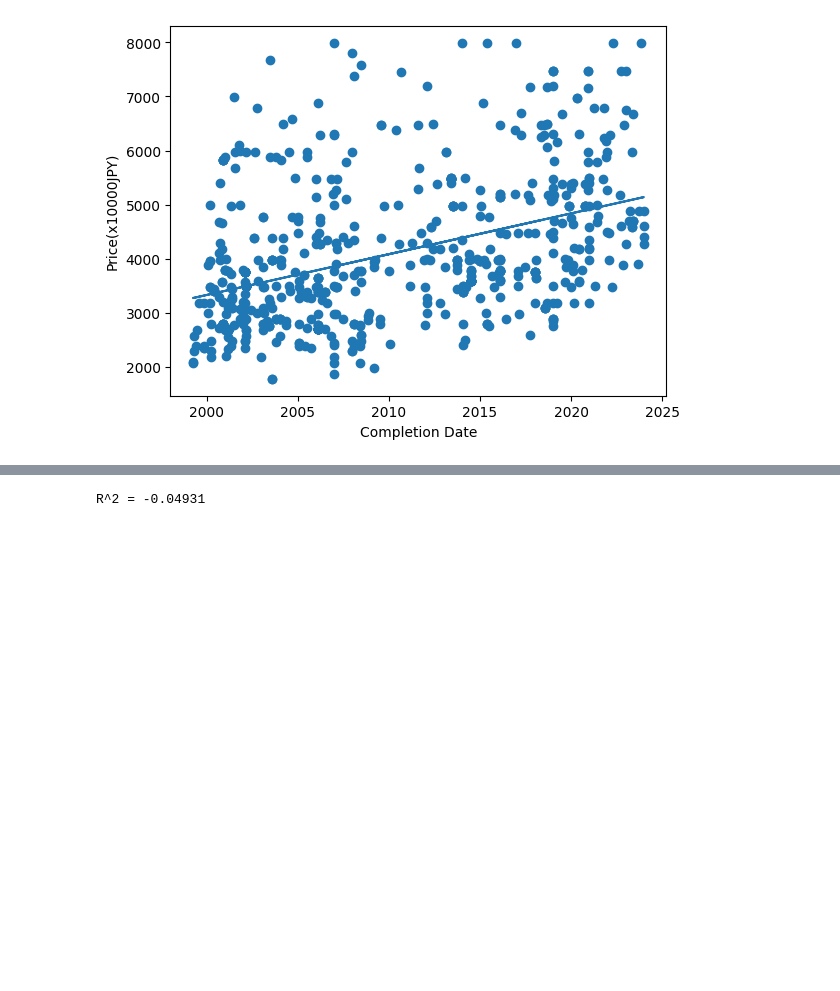
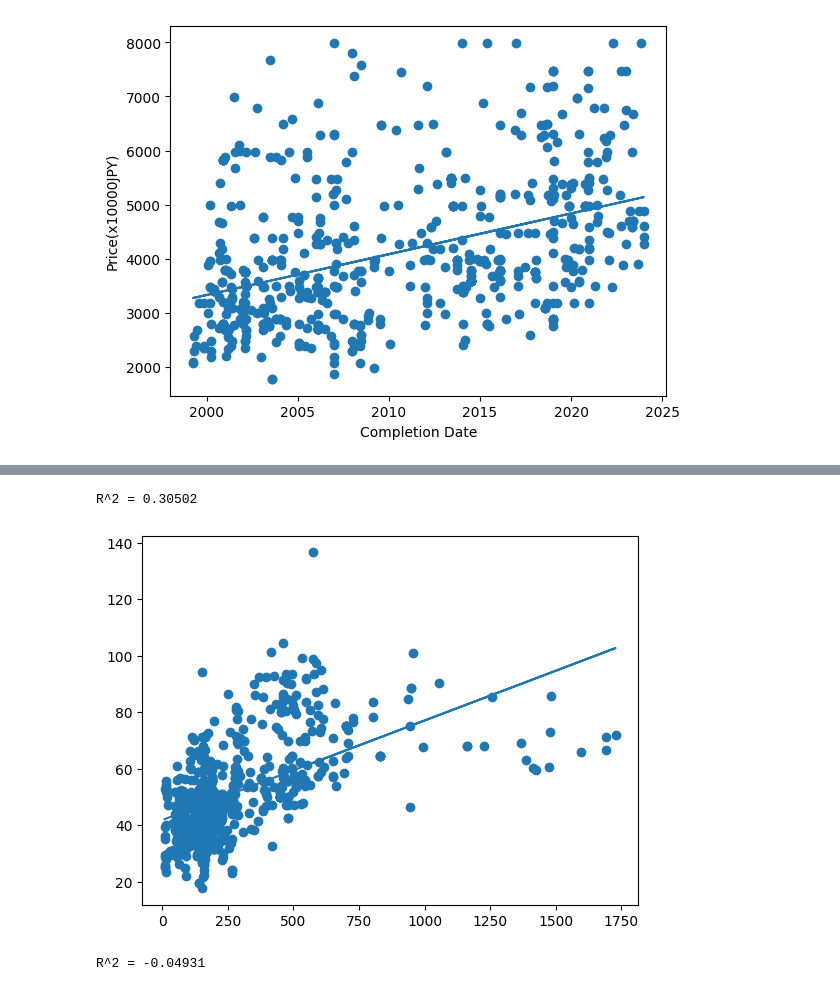
Before and after one commit to TsingJyujing/fudoumyouou, a Jupyter notebook: EDA.ipynb, the cells around one changed output, grey strips where cells are left out. Drawn from its saved outputs; the diff is of its cells as text; code cells hidden in the pictures; blank space fills up the shorter version.

```diff
--- a/EDA.ipynb
+++ b/EDA.ipynb
@@ -81,3 +96,8 @@ R^2 = 0.17665
+# %%
+lr_analysis(df[["bus_route_count"]], df["unit_price"])
+# %% [output]
+R^2 = 0.30502
+[figure, added]
 # %%
 non_linear_analysis(df[["min_distance_to_mafia"]], df["price"])
 plt.xlabel("min_distance_to_mafia")
```
Also changed, not shown: parts of 11 cells of this notebook, 11 other files.
